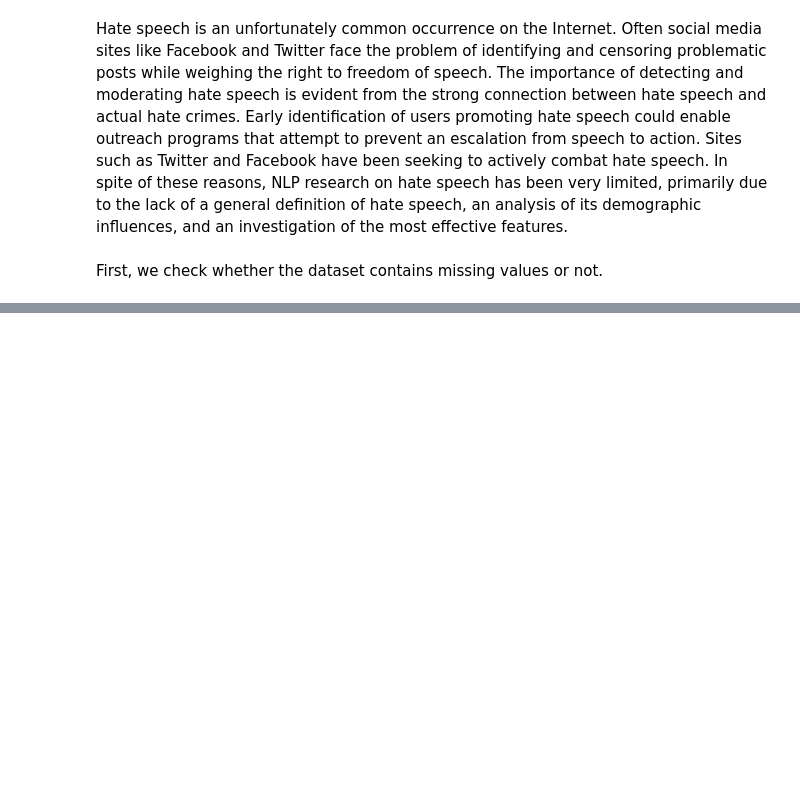
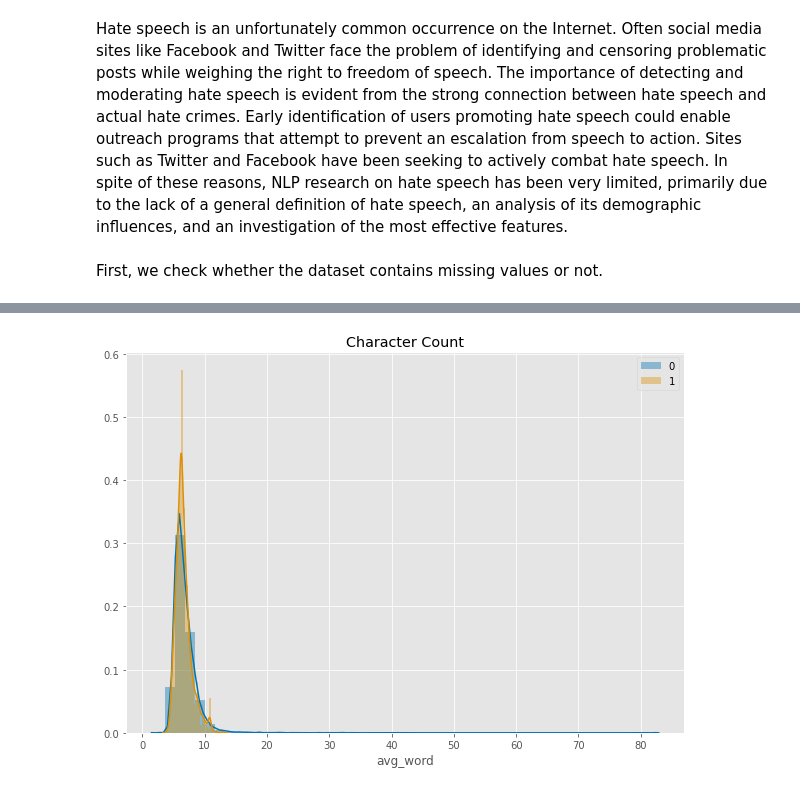
Before and after one commit to agusrichard/data-science-learning-projects, a Jupyter notebook: Twitter Sentiment Analysis/twitter_sentiment_analysis_eda.ipynb, the cells around one changed output, grey strips where cells are left out. Saved outputs shown, nothing was run; the diff lists cells and outputs as text; code cells hidden in the pictures; blank space fills up the shorter version.

```diff
--- a/Twitter Sentiment Analysis/twitter_sentiment_analysis_eda.ipynb
+++ b/Twitter Sentiment Analysis/twitter_sentiment_analysis_eda.ipynb
@@ -31,0 +149,4 @@ First, we check whether the dataset contains missing values or not.
+# %%
+hist_count('avg_word', 'Average Word')
+# %% [output]
+[figure, added]
```
Also changed, not shown: parts of 24 cells of this notebook.
